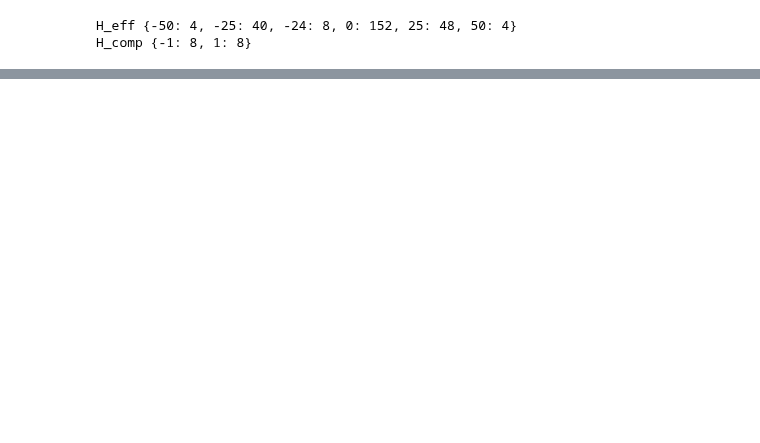
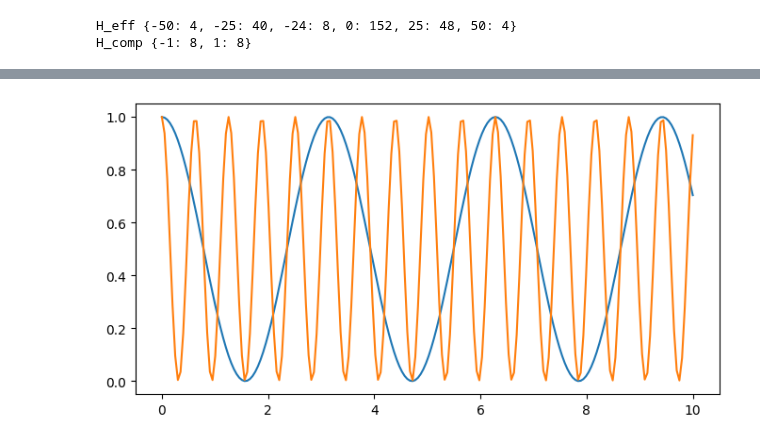
Before and after one commit to chenscheimq/QEC, a Jupyter notebook: Gadgets/gadget_sim.ipynb, the cells around one changed output, grey strips where cells are left out. Drawn from its saved outputs; the diff is of its cells as text; code cells hidden in the pictures; blank space fills up the shorter version.

```diff
--- a/Gadgets/gadget_sim.ipynb
+++ b/Gadgets/gadget_sim.ipynb
@@ -409,0 +430,12 @@ H_comp {-1: 8, 1: 8}
+# %%
+initial = basis(2, 0)
+
+res1 = sesolve(X, initial, t, e_ops=[initial*initial.dag()])
+res2 = sesolve(5*X, initial, t, e_ops=[initial*initial.dag()])
+
+plt.figure(figsize=(8,4))
+plt.plot(t, res1.expect[0])
+plt.plot(t, res2.expect[0])
+plt.show()
+# %% [output]
+[figure, added]
```
Also changed, not shown: parts of 8 cells of this notebook.
